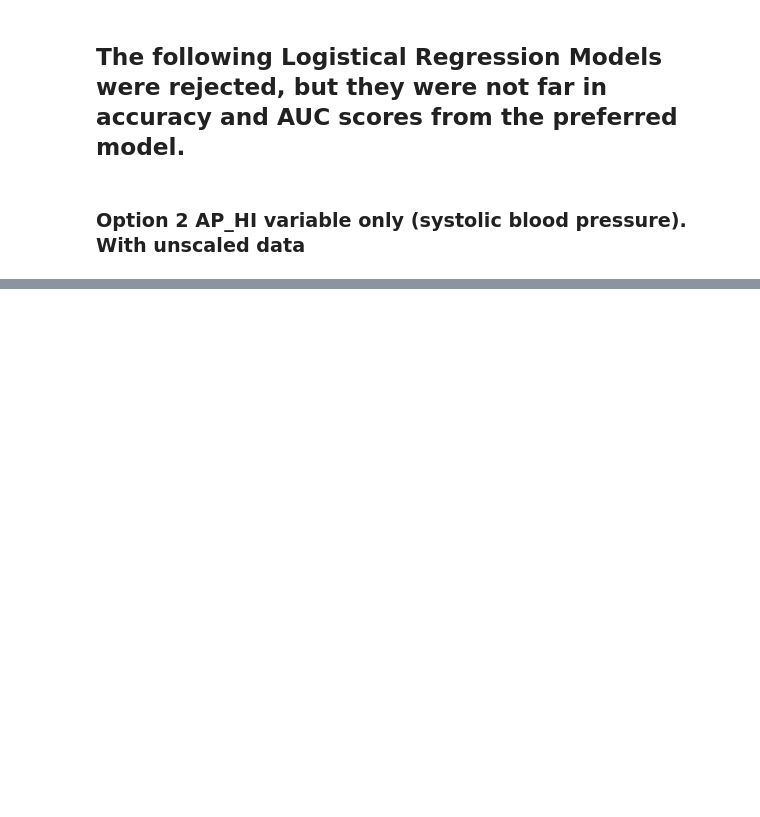
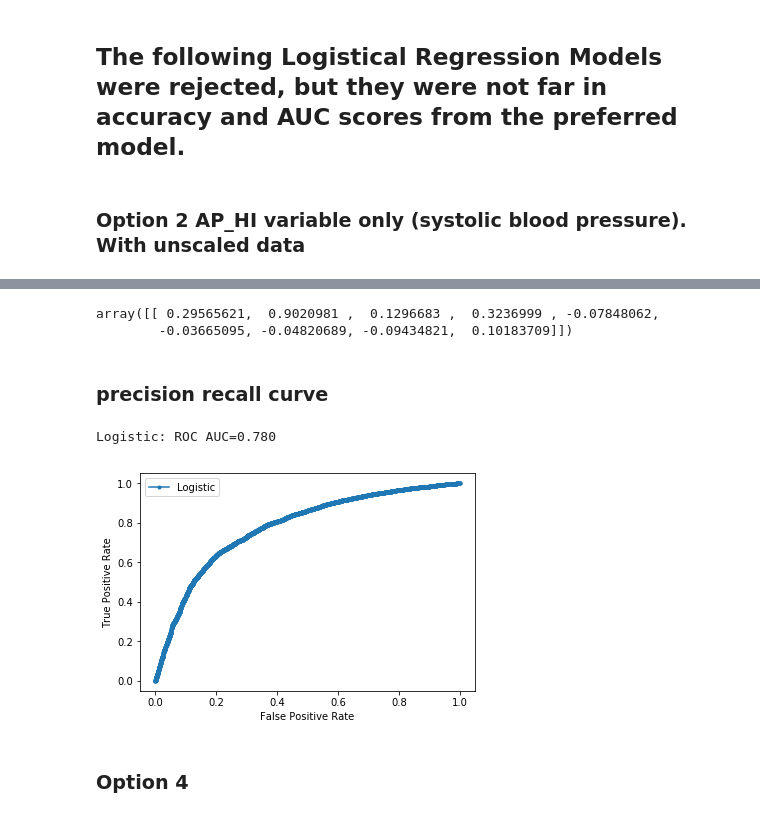
Before and after one commit to tinapai/SMUMSDS-ML1, a Jupyter notebook: Minilab.ipynb, the cells around one changed output, grey strips where cells are left out. Saved outputs shown, nothing was run; the diff lists cells and outputs as text; code cells hidden in the pictures; blank space fills up the shorter version.

```diff
--- a/Minilab.ipynb
+++ b/Minilab.ipynb
@@ -1412,0 +2363,8 @@ KeyError: 'cardio'
+# %%
+# bin blood pressure groups based on the api hi/ lo variables
+df1['bp'] = np.where((df1.ap_hi < 120) & (df1.ap_lo < 80), 1, 0)
+df1['bp'] = np.where((df1.ap_hi >= 120) & (df1.ap_hi < 130) & (df1.ap_lo < 80), 2, df1.bp)
+df1['bp'] = np.where((df1.ap_hi >= 130) & (df1.ap_hi < 140) | ((df1.ap_lo >= 80) & (df1.ap_lo < 90)), 3, df1.bp)
+df1['bp'] = np.where((df1.ap_hi >= 140) | (df1.ap_lo >= 90), 4, df1.bp)
+df1['bp'] = np.where((df1.ap_hi > 180) | (df1.ap_lo > 120), 5, df1.bp)
+df1['bp1'] = pd.cut(df1.bp,[0,1,2,3,4,5],5,labels=['Normal','Elevated','Hyper_Stage1','Hyper_Stage2','Hyper_Stage3' ]) # this creates a new variable
@@ -1470,0 +2488,5 @@ Best: 0.777917 using {'C': 0.1, 'penalty': 'l1', 'solver': 'liblinear'}
+# %%
+from sklearn.linear_model import LogisticRegression
+from sklearn import metrics as mt
+#LogisticRegression(solver='lbfgs')
+lr_clf = LogisticRegression(penalty='l1', C=0.1, class_weight=None, solver='liblinear' ) # get object
@@ -1470,0 +2532,7 @@ Best: 0.777917 using {'C': 0.1, 'penalty': 'l1', 'solver': 'liblinear'}
+# %%
+#make CV spit 80/20 object
+from sklearn.model_selection import ShuffleSplit
+num_cv_iterations = 3
+num_instances = len(y)
+cv_object = ShuffleSplit(n_splits=num_cv_iterations,
+                         test_size  = 0.2)
@@ -1482,0 +2697,44 @@ print(accuracies)
+# %%
+model.named_steps["classifier"].coef_
+# %% [output]
+array([[ 0.29565621,  0.9020981 ,  0.1296683 ,  0.3236999 , -0.07848062,
+        -0.03665095, -0.04820689, -0.09434821,  0.10183709]])
+# %% [markdown]
+### precision recall curve
+# %%
+# roc curve and auc
+from sklearn.datasets import make_classification
+from sklearn.linear_model import LogisticRegression
+from sklearn.model_selection import train_test_split
+from sklearn.metrics import roc_curve
+from sklearn.metrics import roc_auc_score
+from matplotlib import pyplot
+
+lr_clf.fit(X_train, y_train)
+
+# predict probabilities
+lr_probs = lr_clf.predict_proba(X_test)
+# keep probabilities for the positive outcome only
+lr_probs = lr_probs[:, 1]
+# calculate scores
+lr_auc = roc_auc_score(y_test, lr_probs)
+# summarize scores\
+print('Logistic: ROC AUC=%.3f' % (lr_auc))
+# calculate roc curves
+lr_fpr, lr_tpr, _ = roc_curve(y_test, lr_probs)
+# plot the roc curve for the model
+pyplot.plot(lr_fpr, lr_tpr, marker='.', label='Logistic')
+# axis labels
+pyplot.xlabel('False Positive Rate')
+pyplot.ylabel('True Positive Rate')
+# show the legend
+pyplot.legend()
+# show the plot
+pyplot.show()
+# %% [output]
+Logistic: ROC AUC=0.780
+[figure, added]
+# %% [markdown]
+
+
+### Option 4
```
Also changed, not shown: parts of 213 cells of this notebook.
